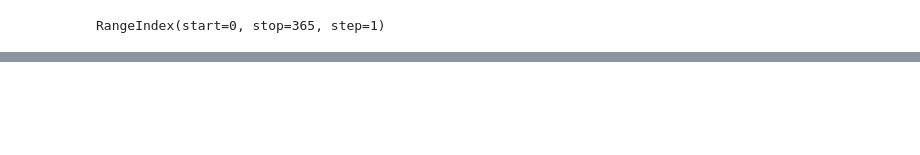
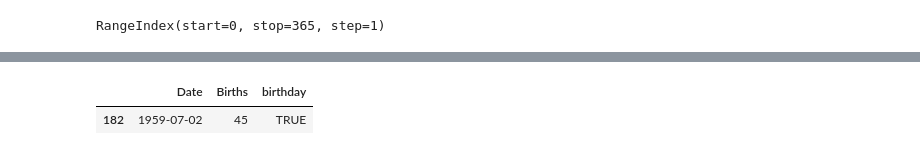
Before and after one commit to pierre-brendan/pandazoo, a Jupyter notebook: daily_female_births_pandaszoo.ipynb, the cells around one changed output, grey strips where cells are left out. Cells and saved outputs as stored; diff of their text form; code cells hidden in the pictures; blank space fills up the shorter version.

Commit message:
added if statement example

```diff
--- a/daily_female_births_pandaszoo.ipynb
+++ b/daily_female_births_pandaszoo.ipynb
@@ -47,0 +48,10 @@ df['Births'].rolling(min_periods = 10, window=60, center=False).std().plot()
+# %%
+# let's play around with some if statements
+
+# Let's do a silly one
+df.loc[df['Date'] == '1959-07-02', 'birthday'] = 'TRUE'
+df.loc[df['Date'] != '1959-07-02', 'birthday'] = 'FALSE'
+df[df['birthday'] == 'TRUE'].head()
+# %% [output]
+|  | Date | Births | birthday |
+| 182 | 1959-07-02 | 45 | TRUE |
```
Also changed, not shown: parts of 4 cells of this notebook.
